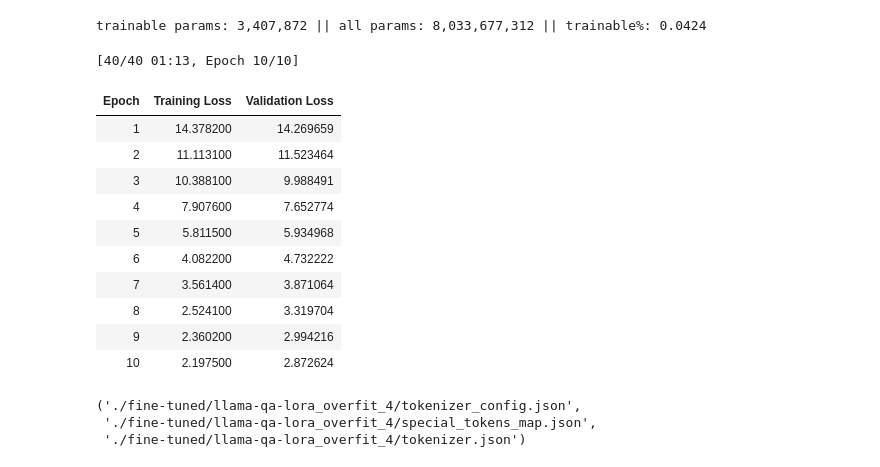
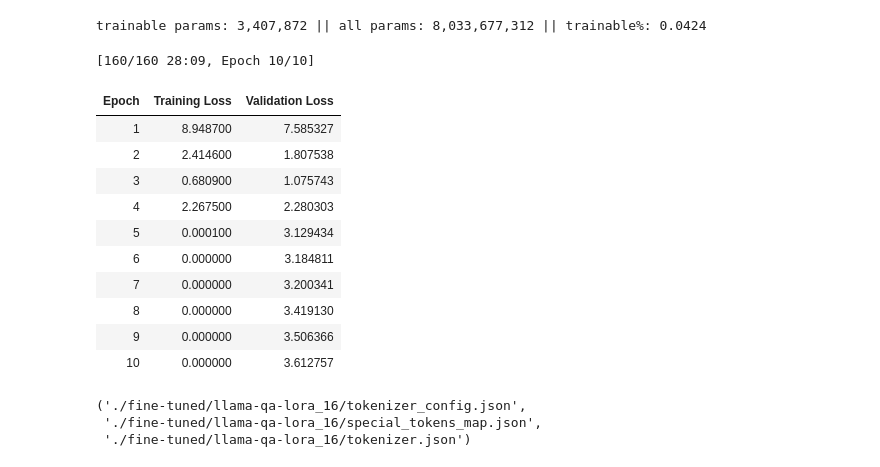
Before and after one commit to Koji747Tanaka/GWT-simulation, a Jupyter notebook: common_qa_train.ipynb, the cells around one changed output. Cells and saved outputs as stored; diff of their text form; code cells hidden in the pictures.

```diff
--- a/common_qa_train.ipynb
+++ b/common_qa_train.ipynb
@@ -19,7 +50,7 @@ df = pd.DataFrame(ds['train'])
 # %%
 bnb_config = BitsAndBytesConfig(
     load_in_8bit=True,  # Enable 8-bit quantization
-    llm_int8_threshold=6.0  # Adjust threshold for higher precision on sensitive layers
+    llm_int8_threshold=llm_int8_threshold  # Adjust threshold for higher precision on sensitive layers
 )
 
 tokenizer = AutoTokenizer.from_pretrained(
@@ -126,10 +167,10 @@ Labels Tokens Decoded: A
 # %%
 lora_config = LoraConfig(
-    r=8,
-    lora_alpha=32,
-    target_modules=["q_proj", "v_proj"],
-    bias="none",
-    lora_dropout=0.0,
+    r=rank,
+    lora_alpha=lora_alpha,
+    target_modules=target_modules,
+    bias=bias,
+    lora_dropout=lora_dropout,
     task_type=TaskType.CAUSAL_LM
 )
 
@@ -139,8 +180,8 @@ model.print_trainable_parameters()
 # %% [output]
 trainable params: 3,407,872 || all params: 8,033,677,312 || trainable%: 0.0424
 # %%
-train_dataset = tokenized_ds_finetune["train"].select(range(16))
-validation_dataset = tokenized_ds_finetune["validation"].select(range(16))
+train_dataset = tokenized_ds_finetune["train"].select(range(training_size))
+validation_dataset = tokenized_ds_finetune["validation"].select(range(validation_size))
 # %%
 generation_config = {
     "pad_token_id": tokenizer.pad_token_id,
@@ -154,51 +195,51 @@ if tokenizer.pad_token_id is None:
     tokenizer.pad_token_id = tokenizer.convert_tokens_to_ids("<|pad|>")
 
 training_args = TrainingArguments(
     output_dir=trained_folder,
     evaluation_strategy="epoch",
     save_strategy="epoch",
-    learning_rate=3e-5,
-    per_device_train_batch_size=4,
-    per_device_eval_batch_size=4,
-    num_train_epochs=10,
-    weight_decay=0.01,
+    learning_rate=learning_rate,
+    per_device_train_batch_size=train_batch_size,
+    per_device_eval_batch_size=eval_batch_size,
+    num_train_epochs=train_epochs,
+    weight_decay=weight_decay,
     logging_dir="./logs",
     logging_steps=1,
     save_total_limit=3,
     load_best_model_at_end=True,
-    fp16=False,
-    gradient_accumulation_steps=1,
+    fp16=is_fp16,
+    gradient_accumulation_steps=gradient_accumulation_steps,
     report_to="none"
 )
 
 trainer = Trainer(
     model=model,
     args=training_args,
     train_dataset=train_dataset,
     eval_dataset=validation_dataset,
     tokenizer=tokenizer
 )
 
 
 torch.cuda.empty_cache()
 
 trainer.train()
 
 model.save_pretrained(trained_folder)
 tokenizer.save_pretrained(trained_folder)
 # %% [output]
-[40/40 01:13, Epoch 10/10]
+[160/160 28:09, Epoch 10/10]
 | Epoch | Training Loss | Validation Loss |
-| 1 | 14.378200 | 14.269659 |
-| 2 | 11.113100 | 11.523464 |
-| 3 | 10.388100 | 9.988491 |
-| 4 | 7.907600 | 7.652774 |
-| 5 | 5.811500 | 5.934968 |
-| 6 | 4.082200 | 4.732222 |
-| 7 | 3.561400 | 3.871064 |
-| 8 | 2.524100 | 3.319704 |
-| 9 | 2.360200 | 2.994216 |
-| 10 | 2.197500 | 2.872624 |
+| 1 | 8.948700 | 7.585327 |
+| 2 | 2.414600 | 1.807538 |
+| 3 | 0.680900 | 1.075743 |
+| 4 | 2.267500 | 2.280303 |
+| 5 | 0.000100 | 3.129434 |
+| 6 | 0.000000 | 3.184811 |
+| 7 | 0.000000 | 3.200341 |
+| 8 | 0.000000 | 3.419130 |
+| 9 | 0.000000 | 3.506366 |
+| 10 | 0.000000 | 3.612757 |
-('./fine-tuned/llama-qa-lora_overfit_4/tokenizer_config.json',
- './fine-tuned/llama-qa-lora_overfit_4/special_tokens_map.json',
- './fine-tuned/llama-qa-lora_overfit_4/tokenizer.json')
+('./fine-tuned/llama-qa-lora_16/tokenizer_config.json',
+ './fine-tuned/llama-qa-lora_16/special_tokens_map.json',
+ './fine-tuned/llama-qa-lora_16/tokenizer.json')
```
Also changed, not shown: parts of 7 cells of this notebook, 1 other file.
